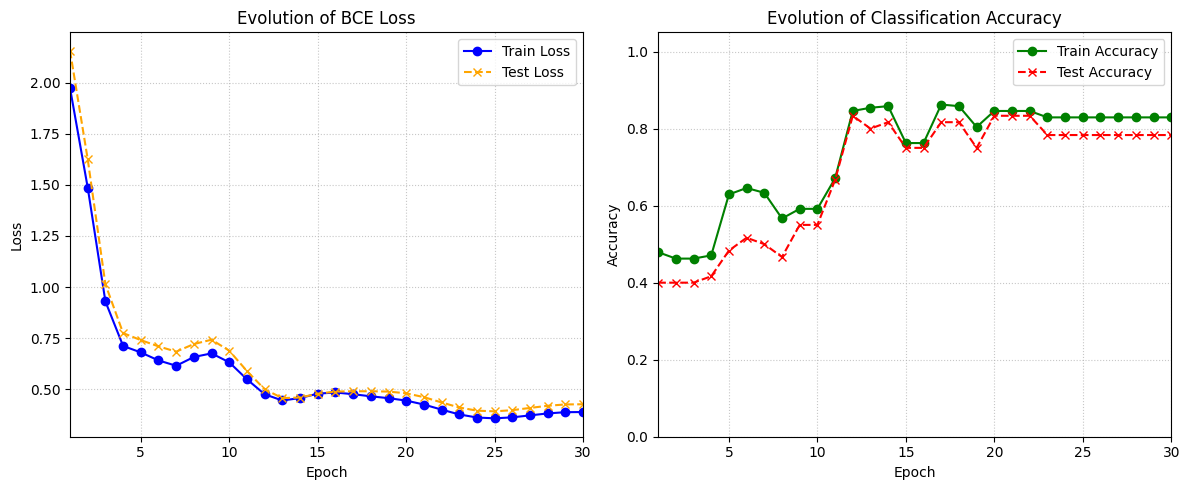
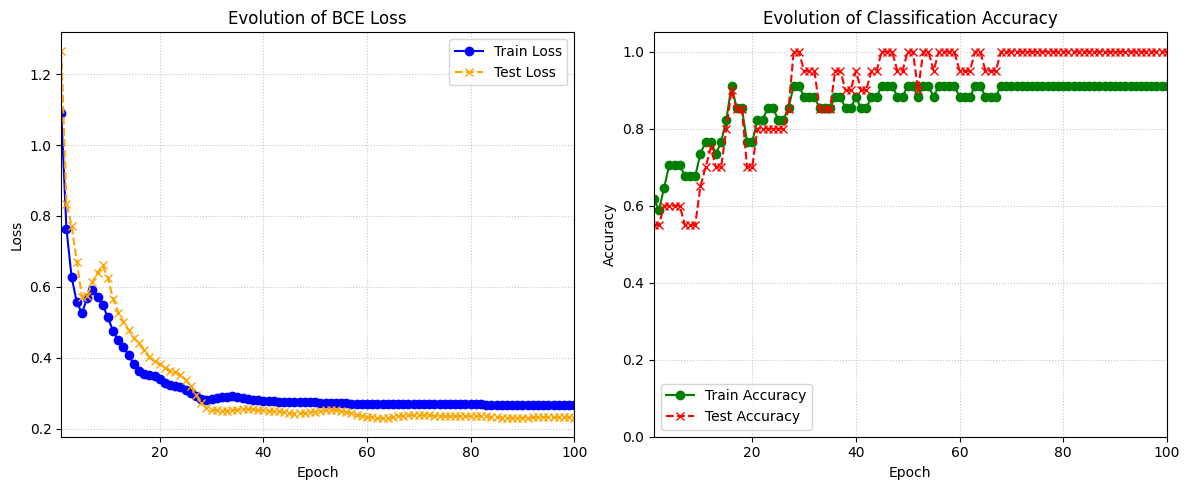
Unified diff of the notebook cell whose output changed from the first chart to the second:
--- before
+++ after
@@ -40,5 +40,5 @@
     plt.xlabel('Epoch')
     plt.ylabel('Loss')
-    plt.xlim(1, epochs)
+    plt.xlim(1, EPOCHS)
     plt.legend()
     plt.grid(True, linestyle=':', alpha=0.7)
@@ -50,5 +50,5 @@
     plt.xlabel('Epoch')
     plt.ylabel('Accuracy')
-    plt.xlim(1, epochs)
+    plt.xlim(1, EPOCHS)
     plt.ylim(0.0, 1.05)
     plt.legend()
@@ -62,5 +62,5 @@
     epoch_times.append(epoch_duration)
 
-    print(f"Epoch {epoch + 1:3d} / {epochs} | "
+    print(f"Epoch {epoch + 1:3d} / {EPOCHS} | "
           f"Train Loss: {train_loss:.4f} | Train Acc: {train_acc:.2f} | "
           f"Test Loss: {test_loss:.4f} | Test Acc: {test_acc:.2f} | "

Commit: add more experiments. interesting findings on the training dataset